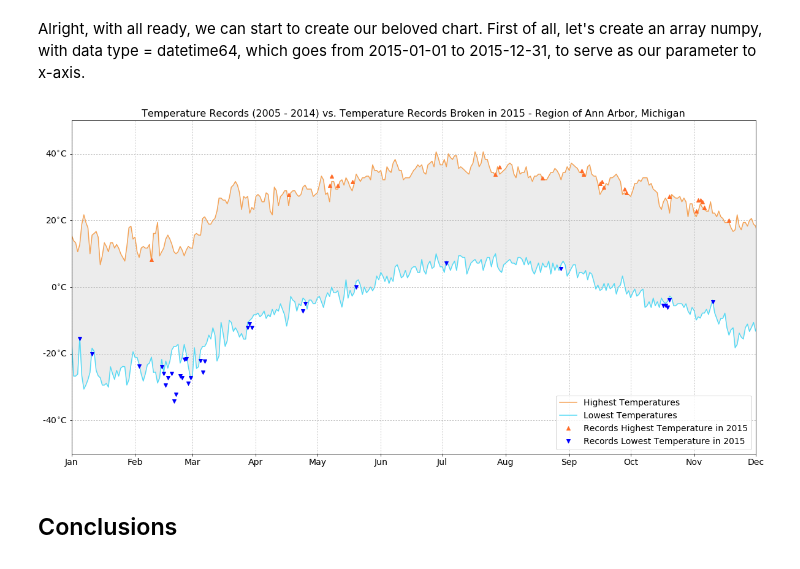
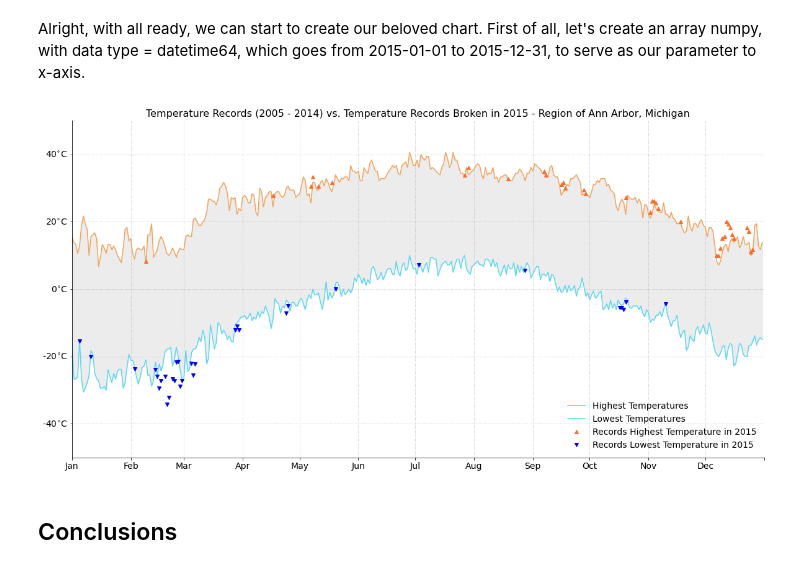
Before and after one commit to guilhermesam/data-science, a Jupyter notebook: coursera/Applied_Plotting_Charting&_Data_Representation/Assignment_2/Assignment2.ipynb, the cells around one changed output. Cells and saved outputs as stored; diff of their text form; code cells hidden in the pictures.

Commit message:
refact: temperature records chart - assignment 2

```diff
--- a/coursera/Applied_Plotting_Charting&_Data_Representation/Assignment_2/Assignment2.ipynb
+++ b/coursera/Applied_Plotting_Charting&_Data_Representation/Assignment_2/Assignment2.ipynb
@@ -100,19 +100,19 @@ With our original dataframe cleaned, we can start to create new dataframes from
     - From these, the same as above;
 - With the dataframes created as "sub-dataframes", we need to compair the maximum and minimum temperatures in 2005-2014 to the 2015 data, to discover how much 2015 temperatures surpassed the record, if they do.
 # %%
-# separating 2005-2014 data from 2015 data
+# spliting 2005-2014 data from 2015 data
 ten_years = df.loc[df['Year'] < 2015]
 ten_years = ten_years.sort_values(by='Date')
 weather_2015 = df.loc[df['Year'] == 2015]
 weather_2015 = weather_2015.sort_values(by='Date')
 
 # getting the maximum and minimum temperatures (2005-2014)
-maxTemperature = ten_years.groupby('Month-Day')['Data_Value', 'Date'].max()
-minTemperature = ten_years.groupby('Month-Day')['Data_Value', 'Date'].min()
+maxTemperature = ten_years.groupby('Month-Day')[['Data_Value', 'Date']].max()
+minTemperature = ten_years.groupby('Month-Day')[['Data_Value', 'Date']].min()
 
 # getting the maximum and minimum temperatures (2015)
-maxTemperature2015 = weather_2015.groupby('Month-Day')['Data_Value', 'Date'].max()
-minTemperature2015 = weather_2015.groupby('Month-Day')['Data_Value', 'Date'].min()
+maxTemperature2015 = weather_2015.groupby('Month-Day')[['Data_Value', 'Date']].max()
+minTemperature2015 = weather_2015.groupby('Month-Day')[['Data_Value', 'Date']].min()
 
 # getting the temperature records broken in 2015
 records_max = maxTemperature2015[maxTemperature2015['Data_Value'] > maxTemperature['Data_Value']]
@@ -143,45 +143,49 @@ records_min.head()
 Alright, with all ready, we can start to create our beloved chart. First of all, let's create an array numpy, with data type = datetime64, which goes from 2015-01-01 to 2015-12-31, to serve as our parameter to x-axis.
 # %%
 # getting date range used as parameter to the x-axis
-date_range = list(map(pd.to_datetime, np.arange('2015-01-01','2016-01-01', dtype='datetime64[D]')))
+date_range = list(map(pd.to_datetime, np.arange('2015-01-01','2016-01-01', dtype='datetime64')))
 
 # defining figure size
 plt.figure(figsize=(20, 10))
 ax = plt.gca()
 
-# plotting our data
+# setting limits to axes
+plt.xlim((pd.to_datetime("2015-01-01"),pd.to_datetime("2016-01-01")))
+plt.ylim(-50, 50)
+
+# plotting data
 ax.plot(date_range, maxTemperature['Data_Value'], color='#F5A356', linewidth=1.5)
 ax.plot(date_range, minTemperature['Data_Value'], color='#56DAF5', linewidth=1.5)
 ax.plot(records_max['Date'], records_max['Data_Value'], '^', color='#FF6C28')
 ax.plot(records_min['Date'], records_min['Data_Value'], 'v', color='blue')
 
-# defining axis range (min x, max x, min y, max y)
-ax.axis(['2015-01', '2015-12', -50, 50])
+# setting visibility only to bottom and left spines
+ax.spines['right'].set_visible(False)
+ax.spines['top'].set_visible(False)
 
-# defining the labels to the axes
+# defining labels
 xlabels = ['Jan', 'Feb', 'Mar', 'Apr', 'May', 'Jun', 'Jul', 'Aug', 'Sep', 'Oct', 'Nov', 'Dec']
 ylabels = [str(x)+'$^{\circ}$C' for x in range(-60,60,20)]
 
-# applying labels
+# formatting x-axis to date
+ax.xaxis.set_major_locator(mdates.MonthLocator(interval=1))
 ax.set_xticklabels(xlabels, fontsize=14)
 ax.set_yticklabels(ylabels, fontsize=14)
 
 # filling with gray between the two lines
 plt.fill_between(date_range, minTemperature['Data_Value'], maxTemperature['Data_Value'], color='gray', alpha=.15)
 
-# setting title, legend and grid to our figure
+#
 plt.title('Temperature Records (2005 - 2014) vs. Temperature Records Broken in 2015 - Region of Ann Arbor, Michigan', fontsize=16)
 plt.legend(['Highest Temperatures', 'Lowest Temperatures', 'Records Highest Temperature in 2015',
-            'Records Lowest Temperature in 2015'], loc='lower right', fontsize=14)
+            'Records Lowest Temperature in 2015'], loc='lower right', fontsize=14, frameon=False)
 plt.grid(linestyle='dotted')
 
-# saving figure :D
-plt.savefig("temperatures.png")
+#plt.savefig("temperatures.png")
 
-# showing the figure
 plt.show()
 # %% [output]
-[figure, old version]
+[figure, new version]
 # %% [markdown]
 ## Conclusions
 # %% [markdown]
```
Also changed, not shown: parts of 1 cell of this notebook, 1 other file.
